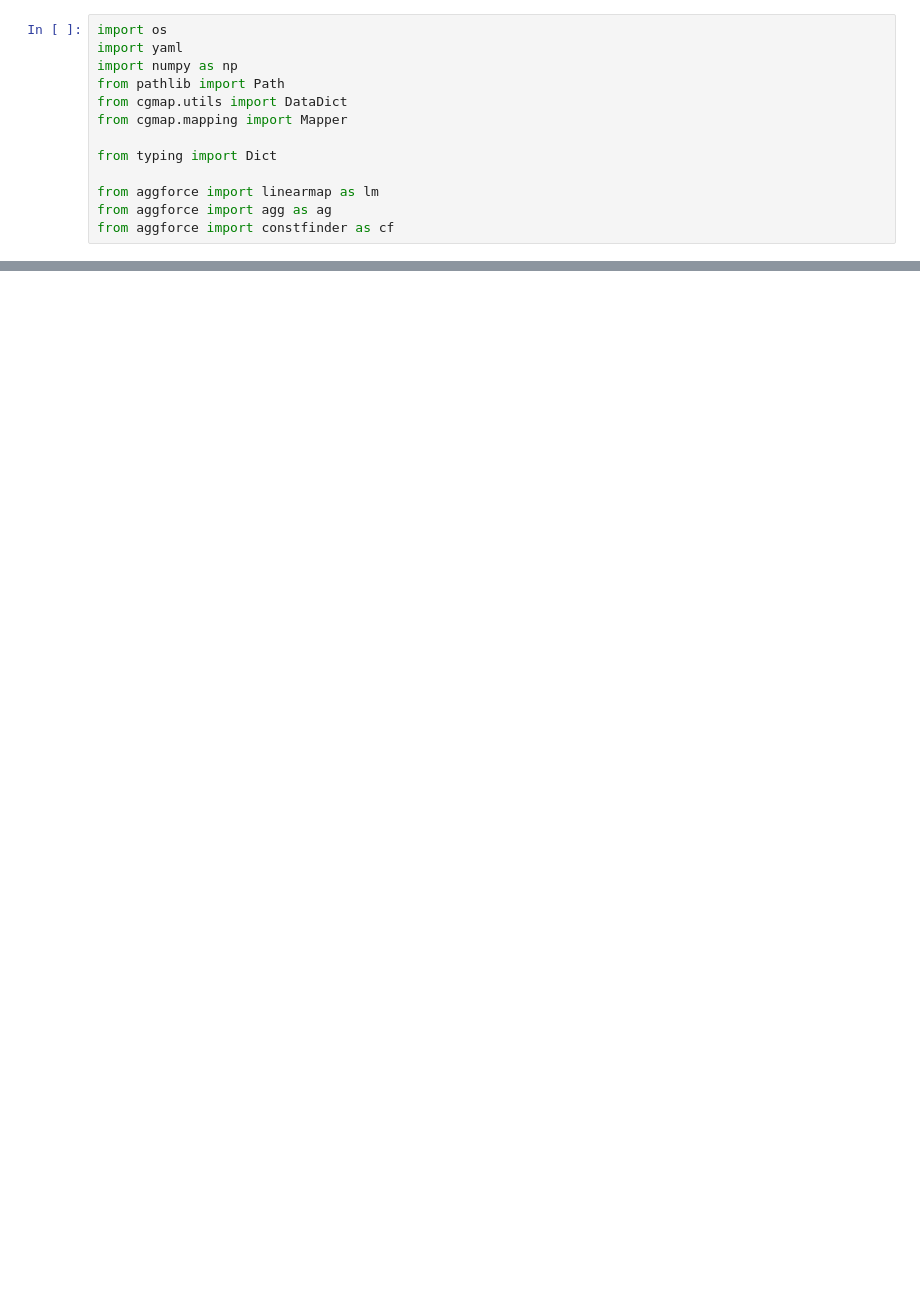
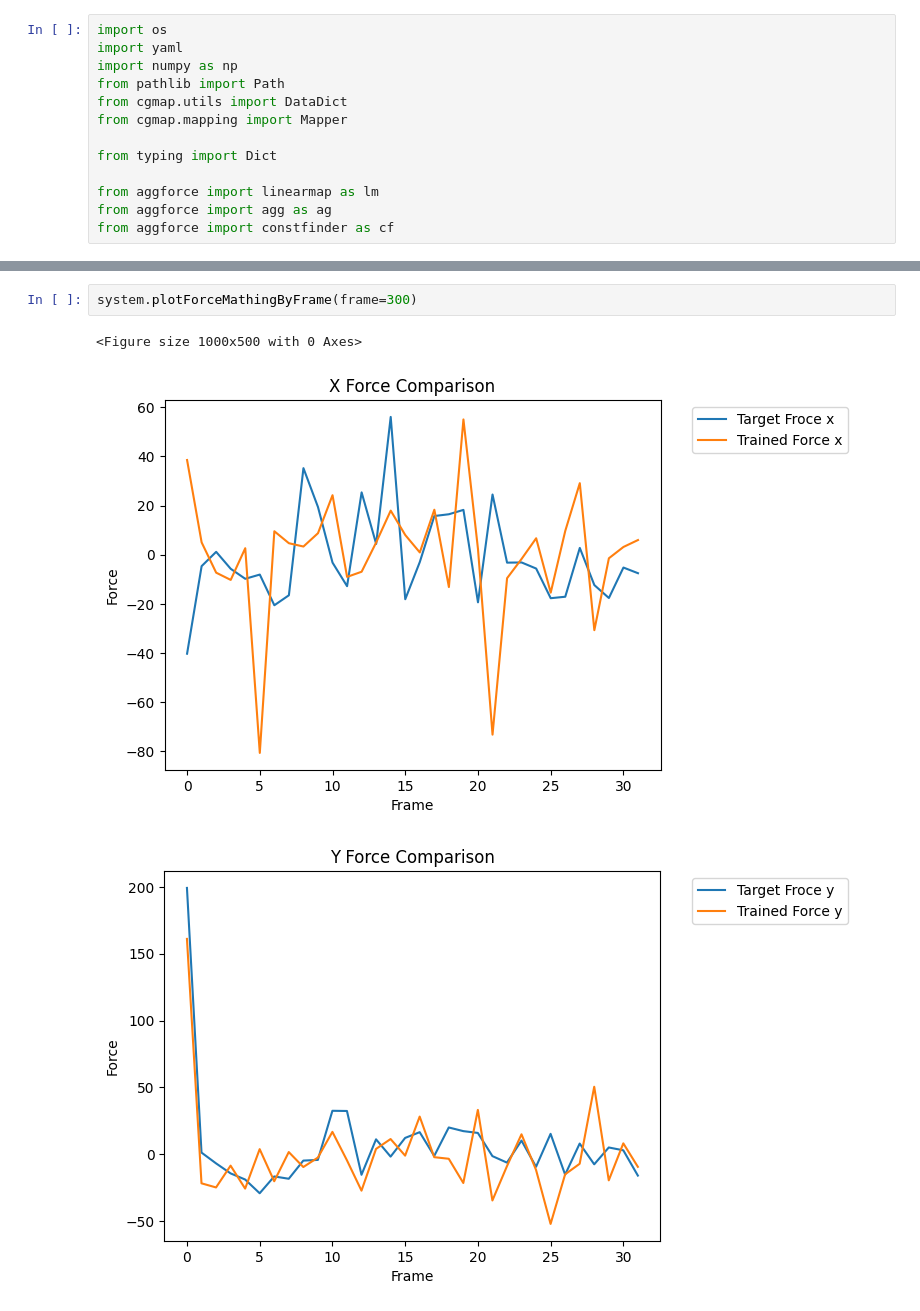
Before and after one commit to limresgrp/CGffap, a Jupyter notebook: SimGen.ipynb, the cells around one changed output, grey strips where cells are left out. Saved outputs shown, nothing was run; the diff lists cells and outputs as text; blank space fills up the shorter version.

```diff
--- a/SimGen.ipynb
+++ b/SimGen.ipynb
@@ -653,0 +272,6 @@ config_BeadCharges_per_bead
+# %%
+system.plotForceMathingByFrame(frame=300)
+# %% [output]
+<Figure size 1000x500 with 0 Axes>
+[figure, added]
+[figure, added]
```
Also changed, not shown: parts of 53 cells of this notebook, 11 other files.
